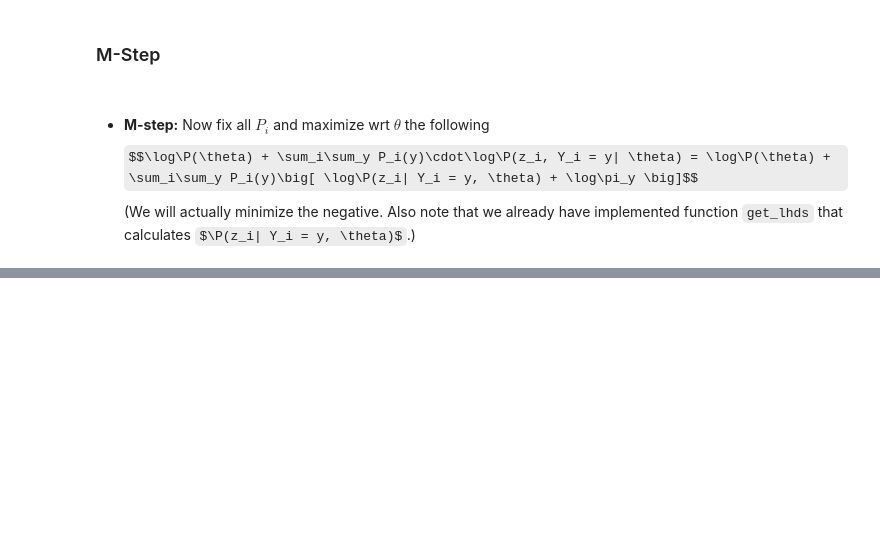
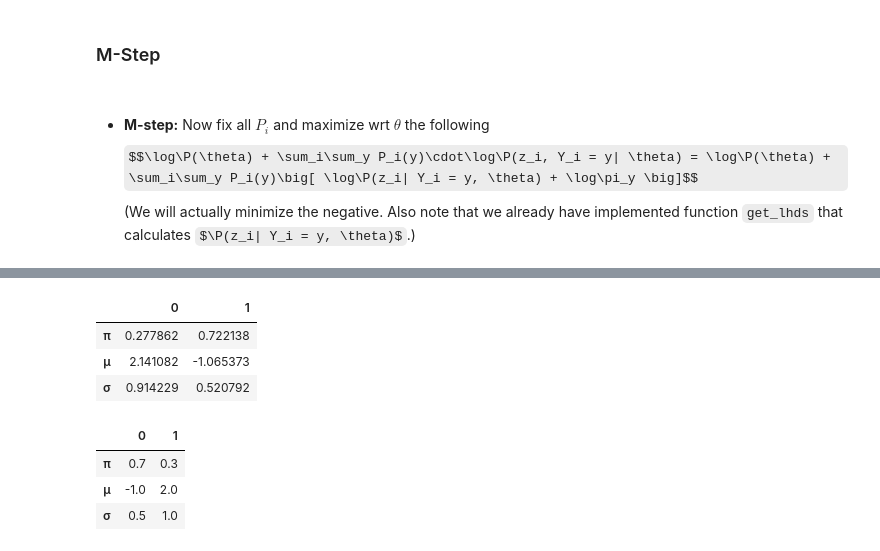
Before and after one commit to PistaSaki/bayesianism, a Jupyter notebook: bayesianism/Clusterization with EM-algorithm.ipynb, the cells around one changed output, grey strips where cells are left out. Cells and saved outputs as stored; diff of their text form; code cells hidden in the pictures; some formulas as TeX source; blank space fills up the shorter version.

```diff
--- a/bayesianism/Clusterization with EM-algorithm.ipynb
+++ b/bayesianism/Clusterization with EM-algorithm.ipynb
@@ -154,0 +160,15 @@ pl.legend()
+# %%
+import pandas as pd
+df1 = pd.DataFrame(data = [x.numpy() for x in get_πμσ(θ)], index = ['π', 'μ', 'σ'])
+df2 = pd.DataFrame(data = [x.numpy() for x in [π_true, μ_true, σ_true]], index = ['π', 'μ', 'σ'])
+display(df1)
+display(df2)
+# %% [output]
+|  | 0 | 1 |
+| π | 0.277862 | 0.722138 |
+| μ | 2.141082 | -1.065373 |
+| σ | 0.914229 | 0.520792 |
+|  | 0 | 1 |
+| π | 0.7 | 0.3 |
+| μ | -1.0 | 2.0 |
+| σ | 0.5 | 1.0 |
```
Also changed, not shown: parts of 13 cells of this notebook.
